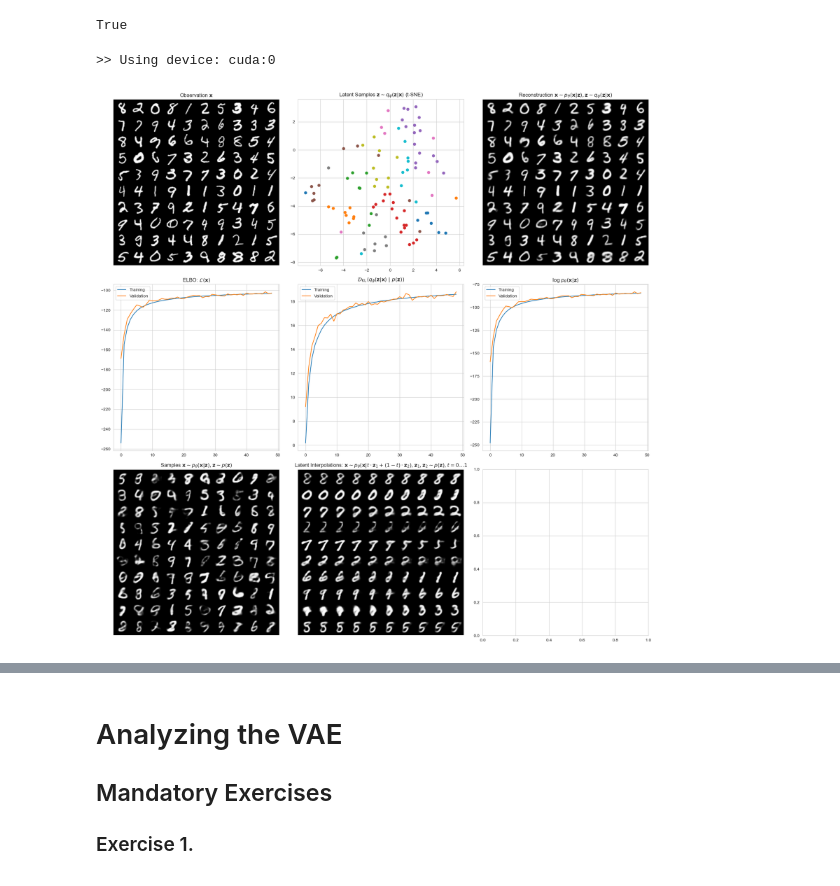
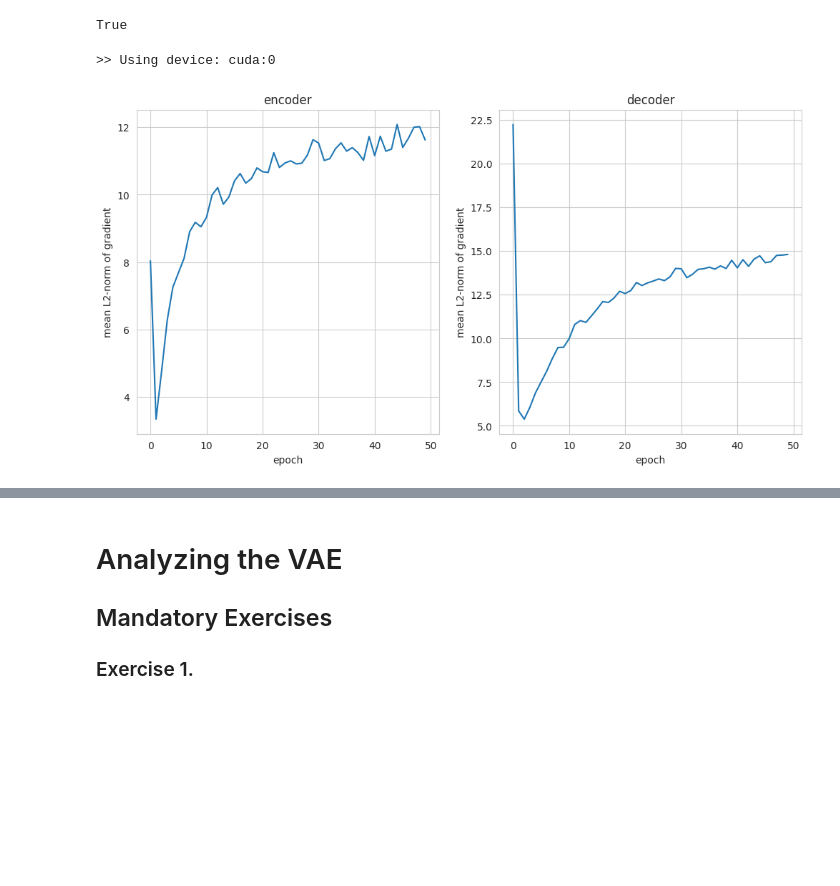
Before and after one commit to LaugeHermansen/02456-deep-learning-with-PyTorch, a Jupyter notebook: 7_Unsupervised/7.2-EXE-variational-autoencoder.ipynb, the cells around one changed output, grey strips where cells are left out. Drawn from its saved outputs; the diff is of its cells as text; code cells hidden in the pictures; blank space fills up the shorter version.

```diff
--- a/7_Unsupervised/7.2-EXE-variational-autoencoder.ipynb
+++ b/7_Unsupervised/7.2-EXE-variational-autoencoder.ipynb
@@ -535,9 +568,15 @@ class VariationalAutoencoder(nn.Module):
 # %%
 from torch.nn import Linear, GRU, Conv2d, Dropout, MaxPool2d, BatchNorm1d, BatchNorm2d, ReLU, ReLU6
 
-class MyVAE(VariationalAutoencoder):
+def assert_int(value):
+    pass
+    if value != int(value):
+        raise ValueError('Must be int, was ' + str(value))
+    return int(value)
+
+class FFNNVAE(VariationalAutoencoder):
     def __init__(self, input_shape, latent_features, layer_dims=(256, 128), dropout_p=0.0, batchnorm=False):
-        super(MyVAE, self).__init__(input_shape, latent_features)
+        super(FFNNVAE, self).__init__(input_shape, latent_features)
         self.input_shape = input_shape
         self.latent_features = latent_features
         self.observation_features = np.prod(input_shape)
@@ -558,7 +597,8 @@ class MyVAE(VariationalAutoencoder):
         decoder_list, _ = create_ffnn_list(latent_features, *layer_dims[::-1], self.observation_features)
         self.decoder = nn.Sequential(*decoder_list)
 
+
 latent_features = 2
-vae = MyVAE(images[0].shape, latent_features)
+vae = FFNNVAE(images[0].shape, latent_features)
 print(vae)
 # %% [output]
@@ -621,7 +661,7 @@ class VariationalInference(nn.Module):
 
         return loss, diagnostics, outputs
 # %%
-vi = VariationalInference(beta=1.0)
+vi = VariationalInference(beta=0.0)
 loss, diagnostics, outputs = vi(vae, images)
 print(f"{'loss':6} | mean = {loss:10.3f}, shape: {list(loss.shape)}")
 for key, tensor in diagnostics.items():
@@ -641,12 +678,11 @@ from collections import defaultdict
 
 # VAE
 latent_features = 2
-# vae = MyVAE(images[0].shape, 3, (700, 300, 150), dropout_p = 0.2, batchnorm = True)
-vae = MyVAE(images[0].shape, 10, batchnorm=True)#, dropout_p=0.3)
-# vae = VariationalAutoencoder(images[0].shape, latent_features)
+vae = FFNNVAE(images[0].shape, 10, batchnorm=True)#, dropout_p=0.3)
 
 # Evaluator: Variational Inference
 beta = 1
+beta = 0
 vi = VariationalInference(beta=beta)
 
 # The Adam optimizer works really well with VAEs.
@@ -724,7 +760,8 @@ vae = vae.to(device)
 
 # training..
 while epoch < num_epochs:
-    epoch+= 1
+    epoch += 1
+    print(epoch)
     training_epoch_data = defaultdict(list)
     vae.train()
 
@@ -738,35 +775,52 @@ while epoch < num_epochs:
 
         optimizer.zero_grad()
         loss.backward()
+
+        training_epoch_data['encoder_grad'].append(sum(map(lambda x:(x.grad.data.cpu()**2).sum(), vae.encoder.parameters()))**0.5)
+        training_epoch_data['decoder_grad'].append(sum(map(lambda x:(x.grad.data.cpu()**2).sum(), vae.decoder.parameters()))**0.5)
+
         optimizer.step()
 
         # gather data for the current bach
         for k, v in diagnostics.items():
             training_epoch_data[k] += [v.mean().item()]
 
 
+
     # gather data for the full epoch
     for k, v in training_epoch_data.items():
         training_data[k] += [np.mean(training_epoch_data[k])]
+
+    for title in ('encoder_grad', 'decoder_grad'):
+        training_data[title+"_variance"].append(np.var(training_epoch_data[title]))
 
     # Evaluate on a single batch, do not propagate gradients
     with torch.no_grad():
         vae.eval()
 
 
         # Just load a single batch from the test loader
         x, y = next(iter(test_loader))
         x = x.to(device)
 
         # perform a forward pass through the model and compute the ELBO
         loss, diagnostics, outputs = vi(vae, x)
 
         # gather data for the validation step
         for k, v in diagnostics.items():
             validation_data[k] += [v.mean().item()]
 
     # Reproduce the figure from the begining of the notebook, plot the training curves and show latent samples
-    make_vae_plots(vae, x, y, outputs, training_data, validation_data, plot_mean=True)
+    # make_vae_plots(vae, x, y, outputs, training_data, validation_data, plot_mean=True)
+
+plt.figure(figsize = (12,6), dpi=100)
+for i,title in enumerate(('encoder_grad', 'decoder_grad')):
+    plt.subplot(1,2,1+i)
+    plt.title(title[:-5])
+    plt.plot(training_data[title])
+    plt.ylabel("mean L2-norm of gradient")
+    plt.xlabel("epoch")
+plt.show()
 # %% [output]
 >> Using device: cuda:0
-[figure, old version]
+[figure, new version]
```
Also changed, not shown: parts of 11 cells of this notebook.
